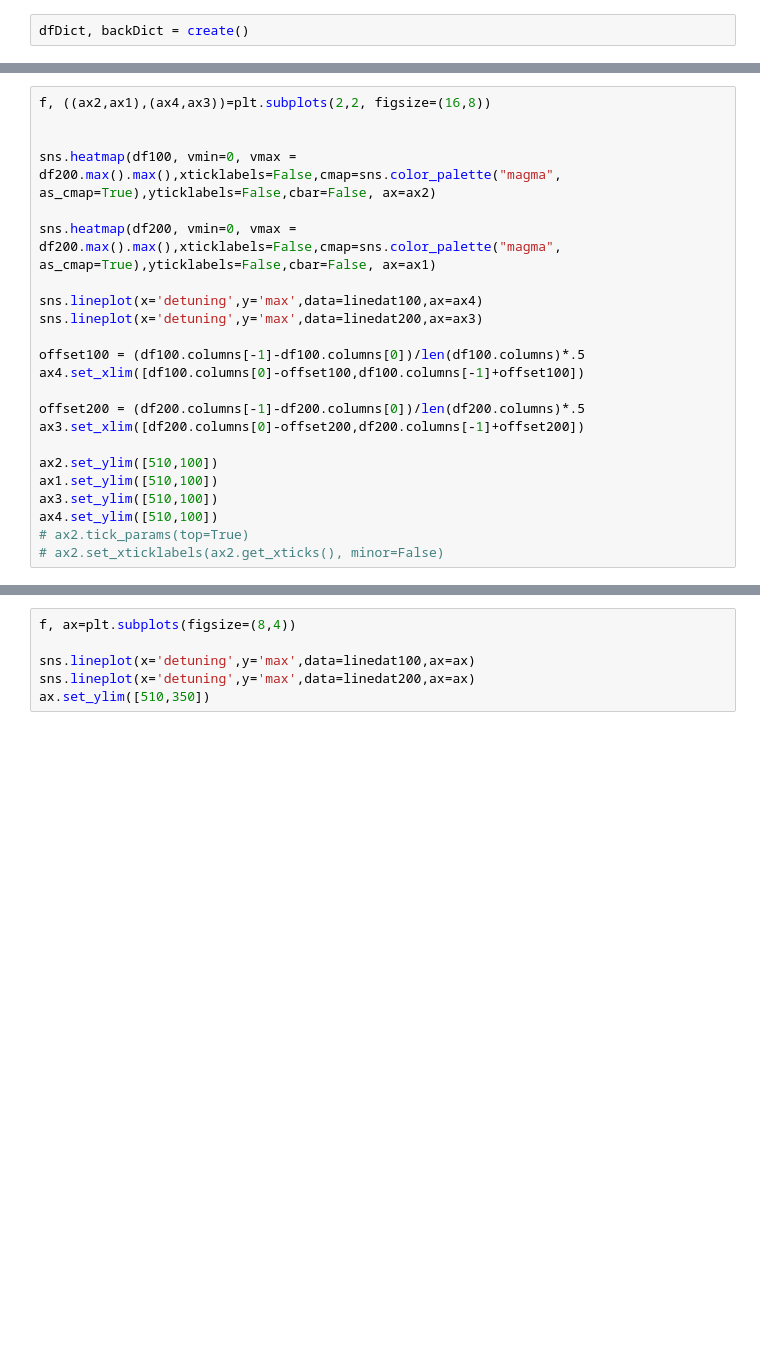
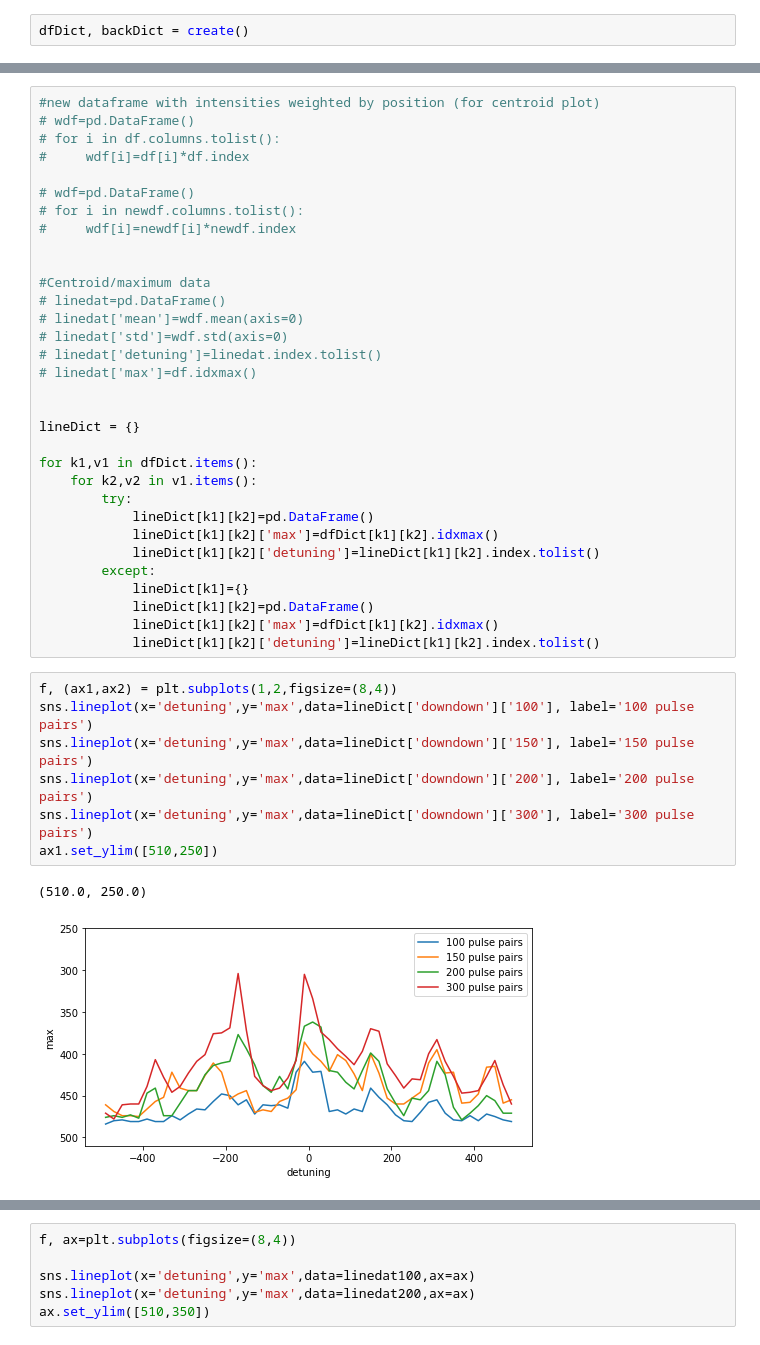
Before and after one commit to Adiabatic-Rapid-Passage/ARPdb, a Jupyter notebook: ARP plot.ipynb, the cells around one changed output, grey strips where cells are left out. Drawn from its saved outputs; the diff is of its cells as text; blank space fills up the shorter version.

Commit message:
Initial down down plots

```diff
--- a/ARP plot.ipynb
+++ b/ARP plot.ipynb
@@ -61,23 +17,42 @@ linedat200['detuning']=linedat200.index.tolist()
-# %%
-f, ((ax2,ax1),(ax4,ax3))=plt.subplots(2,2, figsize=(16,8))
-
-
-sns.heatmap(df100, vmin=0, vmax = df200.max().max(),xticklabels=False,cmap=sns.color_palette("magma", as_cmap=True),yticklabels=False,cbar=False, ax=ax2)
-
-sns.heatmap(df200, vmin=0, vmax = df200.max().max(),xticklabels=False,cmap=sns.color_palette("magma", as_cmap=True),yticklabels=False,cbar=False, ax=ax1)
-
-sns.lineplot(x='detuning',y='max',data=linedat100,ax=ax4)
-sns.lineplot(x='detuning',y='max',data=linedat200,ax=ax3)
-
-offset100 = (df100.columns[-1]-df100.columns[0])/len(df100.columns)*.5
-ax4.set_xlim([df100.columns[0]-offset100,df100.columns[-1]+offset100])
-
-offset200 = (df200.columns[-1]-df200.columns[0])/len(df200.columns)*.5
-ax3.set_xlim([df200.columns[0]-offset200,df200.columns[-1]+offset200])
-
-ax2.set_ylim([510,100])
-ax1.set_ylim([510,100])
-ax3.set_ylim([510,100])
-ax4.set_ylim([510,100])
-# ax2.tick_params(top=True)
-# ax2.set_xticklabels(ax2.get_xticks(), minor=False)
+# %%
+#new dataframe with intensities weighted by position (for centroid plot)
+# wdf=pd.DataFrame()
+# for i in df.columns.tolist():
+#     wdf[i]=df[i]*df.index
+
+# wdf=pd.DataFrame()
+# for i in newdf.columns.tolist():
+#     wdf[i]=newdf[i]*newdf.index
+
+
+#Centroid/maximum data
+# linedat=pd.DataFrame()
+# linedat['mean']=wdf.mean(axis=0)
+# linedat['std']=wdf.std(axis=0)
+# linedat['detuning']=linedat.index.tolist()
+# linedat['max']=df.idxmax()
+
+
+lineDict = {}
+
+for k1,v1 in dfDict.items():
+    for k2,v2 in v1.items():
+        try:
+            lineDict[k1][k2]=pd.DataFrame()
+            lineDict[k1][k2]['max']=dfDict[k1][k2].idxmax()
+            lineDict[k1][k2]['detuning']=lineDict[k1][k2].index.tolist()
+        except:
+            lineDict[k1]={}
+            lineDict[k1][k2]=pd.DataFrame()
+            lineDict[k1][k2]['max']=dfDict[k1][k2].idxmax()
+            lineDict[k1][k2]['detuning']=lineDict[k1][k2].index.tolist()
+# %%
+f, (ax1,ax2) = plt.subplots(1,2,figsize=(8,4))
+sns.lineplot(x='detuning',y='max',data=lineDict['downdown']['100'], label='100 pulse pairs')
+sns.lineplot(x='detuning',y='max',data=lineDict['downdown']['150'], label='150 pulse pairs')
+sns.lineplot(x='detuning',y='max',data=lineDict['downdown']['200'], label='200 pulse pairs')
+sns.lineplot(x='detuning',y='max',data=lineDict['downdown']['300'], label='300 pulse pairs')
+ax1.set_ylim([510,250])
+# %% [output]
+(510.0, 250.0)
+[figure, added]
```
Also changed, not shown: parts of 5 cells of this notebook.
